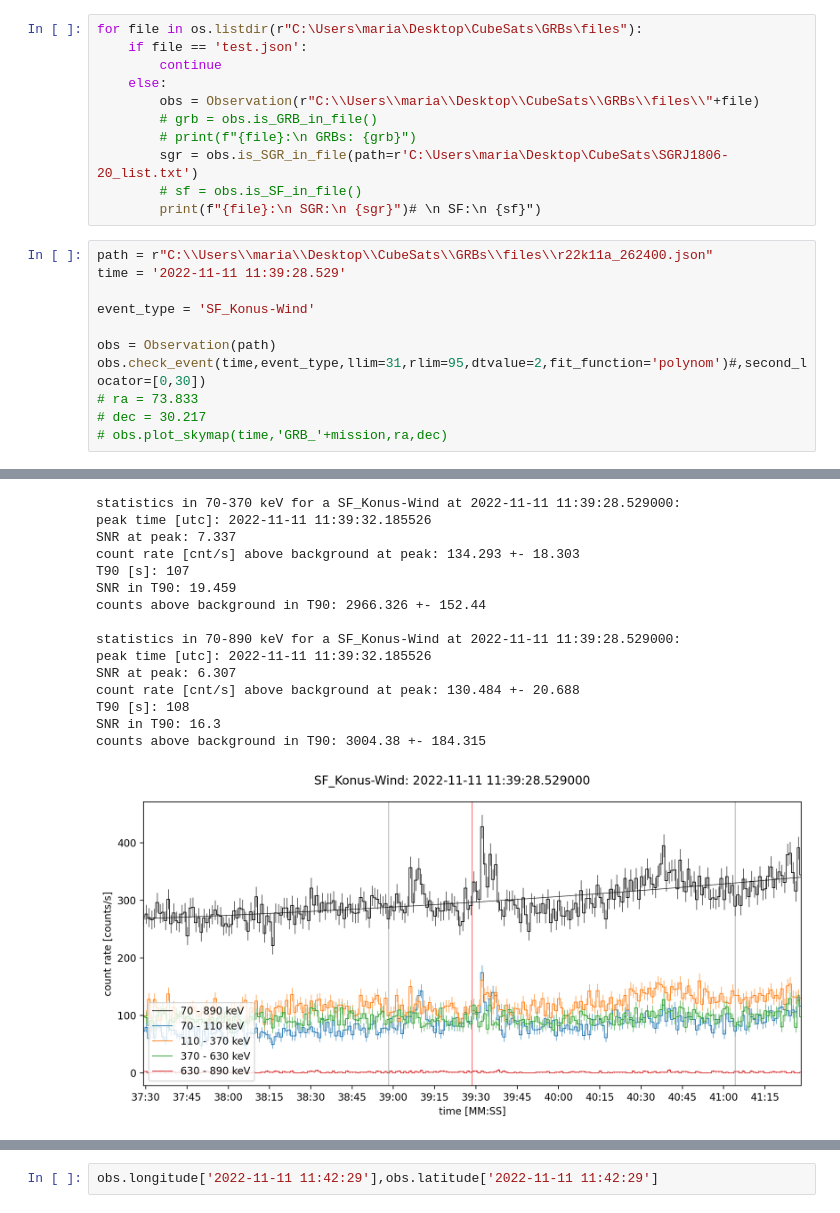
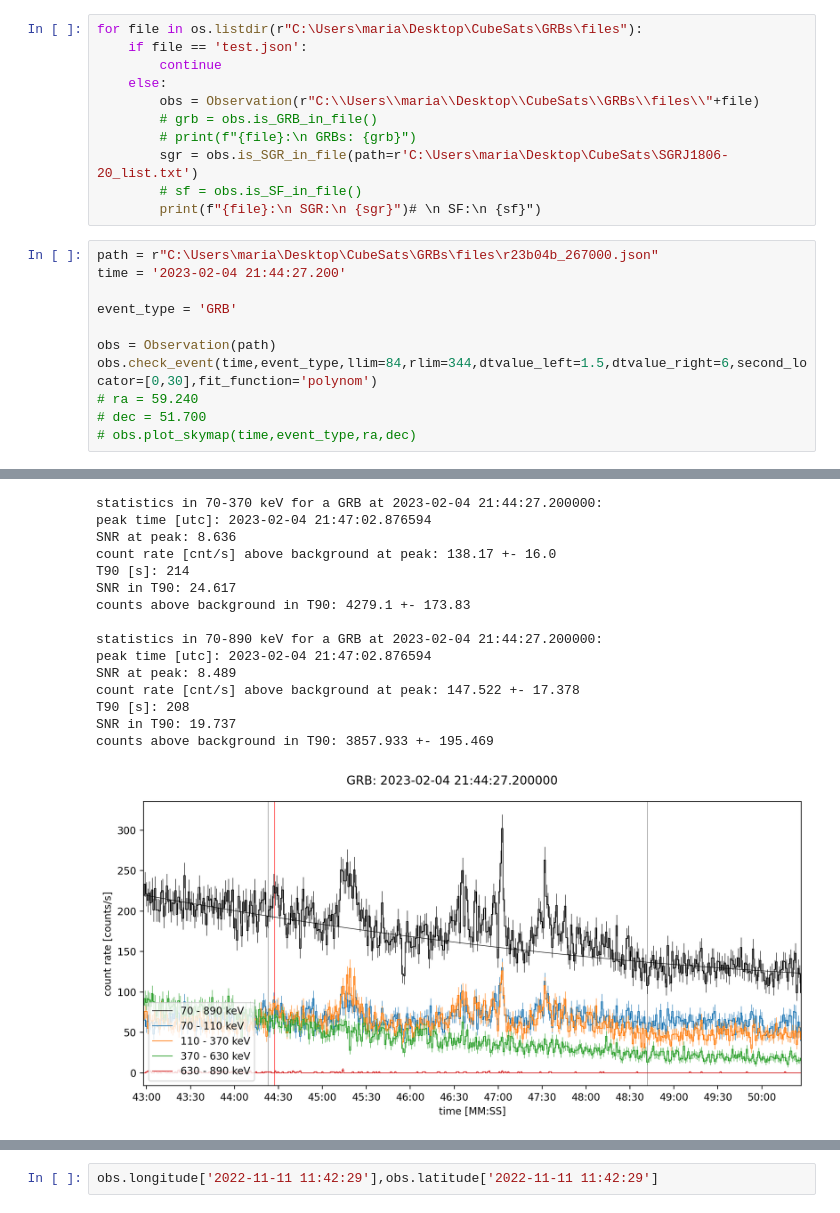
Before and after one commit to mdafcikova/grbalpha-tools, a Jupyter notebook: notebook.ipynb, the cells around one changed output, grey strips where cells are left out. Drawn from its saved outputs; the diff is of its cells as text.

Commit message:
split dtvalue to left/right + fixed counts in T90

```diff
--- a/notebook.ipynb
+++ b/notebook.ipynb
@@ -63,49 +63,49 @@ for file in os.listdir(r"C:\Users\maria\Desktop\CubeSats\GRBs\files"):
         # sf = obs.is_SF_in_file()
         print(f"{file}:\n SGR:\n {sgr}")# \n SF:\n {sf}")
 # %%
-path = r"C:\\Users\\maria\\Desktop\\CubeSats\\GRBs\\files\\r22k11a_262400.json"
-time = '2022-11-11 11:39:28.529'
+path = r"C:\Users\maria\Desktop\CubeSats\GRBs\files\r23b04b_267000.json"
+time = '2023-02-04 21:44:27.200'
 
-event_type = 'SF_Konus-Wind'
+event_type = 'GRB'
 
 obs = Observation(path)
-obs.check_event(time,event_type,llim=31,rlim=95,dtvalue=2,fit_function='polynom')#,second_locator=[0,30])
-# ra = 73.833
-# dec = 30.217
-# obs.plot_skymap(time,'GRB_'+mission,ra,dec)
+obs.check_event(time,event_type,llim=84,rlim=344,dtvalue_left=1.5,dtvalue_right=6,second_locator=[0,30],fit_function='polynom')
+# ra = 59.240
+# dec = 51.700
+# obs.plot_skymap(time,event_type,ra,dec)
 # %% [output]
 >>> df.resample(freq="3s", loffset="8H")
 
 becomes:
 
 >>> from pandas.tseries.frequencies import to_offset
 >>> df = df.resample(freq="3s").mean()
 >>> df.index = df.index.to_timestamp() + to_offset("8H")
 
   df_t90 = pd.DataFrame(c_event,index=utc_event,columns=['c_event']).resample('1s',loffset=pd.Timedelta(value=self.exp_time/2,unit='second')).ffill()
 
 >>> df.resample(freq="3s", loffset="8H")
 
 becomes:
 
 >>> from pandas.tseries.frequencies import to_offset
 >>> df = df.resample(freq="3s").mean()
 >>> df.index = df.index.to_timestamp() + to_offset("8H")
 
   df_t90 = pd.DataFrame(c_event,index=utc_event,columns=['c_event']).resample('1s',loffset=pd.Timedelta(value=self.exp_time/2,unit='second')).ffill()
-statistics in 70-370 keV for a SF_Konus-Wind at 2022-11-11 11:39:28.529000:
-peak time [utc]: 2022-11-11 11:39:32.185526
-SNR at peak: 7.337
-count rate [cnt/s] above background at peak: 134.293 +- 18.303
-T90 [s]: 107
-SNR in T90: 19.459
-counts above background in T90: 2966.326 +- 152.44
+statistics in 70-370 keV for a GRB at 2023-02-04 21:44:27.200000:
+peak time [utc]: 2023-02-04 21:47:02.876594
+SNR at peak: 8.636
+count rate [cnt/s] above background at peak: 138.17 +- 16.0
+T90 [s]: 214
+SNR in T90: 24.617
+counts above background in T90: 4279.1 +- 173.83
 
-statistics in 70-890 keV for a SF_Konus-Wind at 2022-11-11 11:39:28.529000:
-peak time [utc]: 2022-11-11 11:39:32.185526
-SNR at peak: 6.307
-count rate [cnt/s] above background at peak: 130.484 +- 20.688
-T90 [s]: 108
-SNR in T90: 16.3
-counts above background in T90: 3004.38 +- 184.315
+statistics in 70-890 keV for a GRB at 2023-02-04 21:44:27.200000:
+peak time [utc]: 2023-02-04 21:47:02.876594
+SNR at peak: 8.489
+count rate [cnt/s] above background at peak: 147.522 +- 17.378
+T90 [s]: 208
+SNR in T90: 19.737
+counts above background in T90: 3857.933 +- 195.469
-[figure, old version]
+[figure, new version]
```
Also changed, not shown: parts of 9 cells of this notebook, 1 other file.
